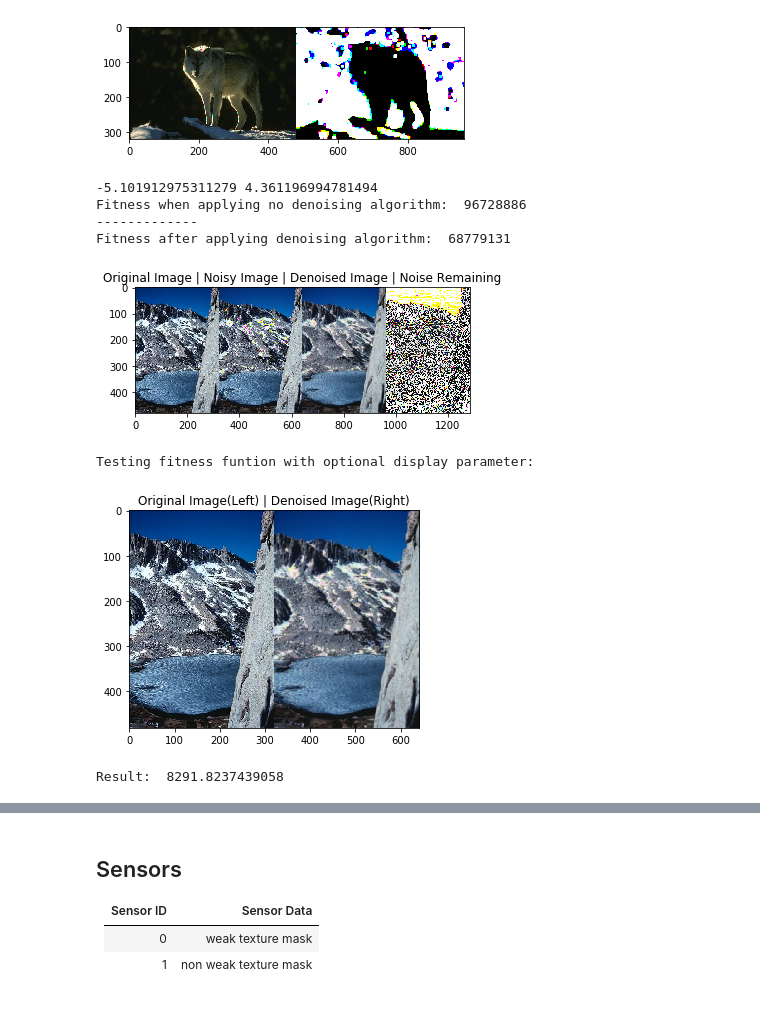
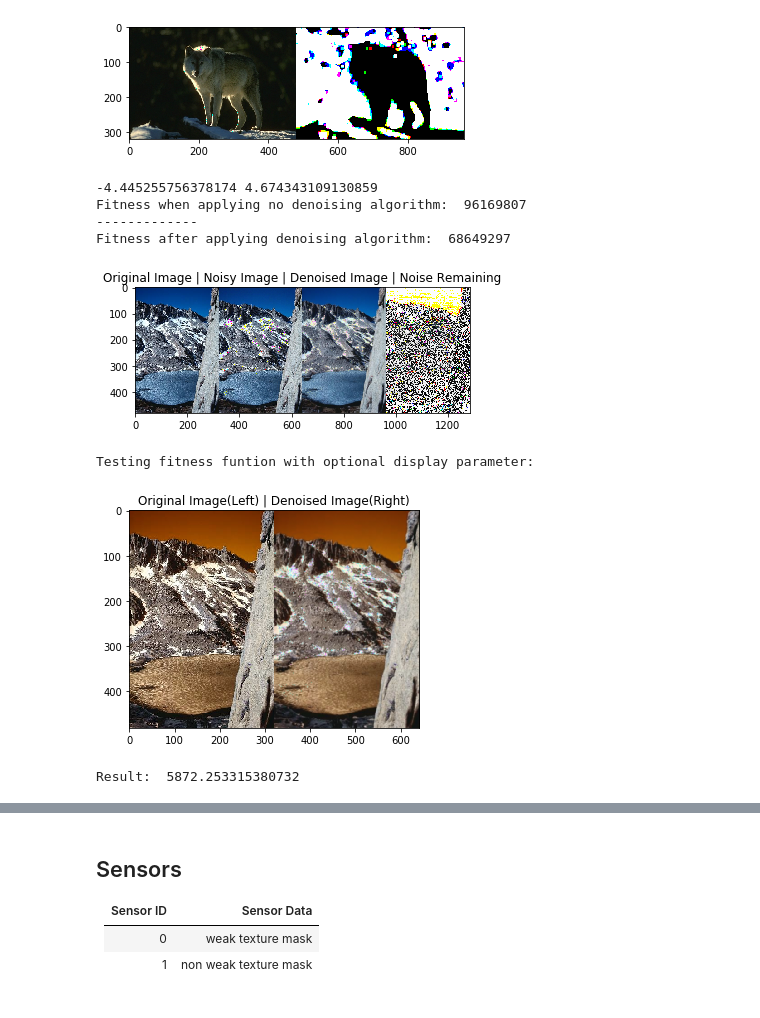
Before and after one commit to fortythreesam/FourthYearProject, a Jupyter notebook: Weak Texture Patches .ipynb, the cells around one changed output, grey strips where cells are left out. Drawn from its saved outputs; the diff is of its cells as text; code cells hidden in the pictures.

```diff
--- a/Weak Texture Patches .ipynb
+++ b/Weak Texture Patches .ipynb
@@ -213,48 +213,47 @@ def evaluate_fitness(denoised_image, original_image, display_images=False):
     if display_images:
 
         merged_images = numpy.hstack((original_image,denoised_image))
-        rgb_merged_images = cv.cvtColor(merged_images, cv.COLOR_BGR2RGB)
         plt.title("Original Image(Left) | Denoised Image(Right)")
-        plt.imshow(rgb_merged_images)
+        plt.imshow(merged_images)
         plt.show()
 
-    return math.sqrt(((numpy.absolute(original_image) - numpy.absolute(denoised_image))^2).sum())
+    return math.sqrt(((numpy.absolute(original_image) - numpy.absolute(denoised_image))**2).sum())
 
 fitness_test_image = cv.imread('images/167083.jpg')
 
 noisy_test_images = fitness_test_image.copy()
 
 noisy_test_images = add_gaussian_noise(noisy_test_images).astype(numpy.uint8)
 
 denoised_test_image = filters.gaussian(noisy_test_images,sigma=1)
 denoised_test_image *= 255
 denoised_test_image = denoised_test_image.astype(numpy.uint8)
 
 baseline = fitness_test_image - noisy_test_images
 
 test_fitness = fitness_test_image - denoised_test_image
 
 print("Fitness when applying no denoising algorithm: ",numpy.absolute(baseline).sum())
 print("-------------")
 print("Fitness after applying denoising algorithm: ", numpy.absolute(test_fitness).sum())
 
 all_images_merged = numpy.hstack((fitness_test_image,noisy_test_images,denoised_test_image,test_fitness))
 rgb_all_images = cv.cvtColor(all_images_merged, cv.COLOR_BGR2RGB)
 plt.imshow(rgb_all_images)
 plt.title("Original Image | Noisy Image | Denoised Image | Noise Remaining")
 plt.show()
 
 print("\nTesting fitness funtion with optional display parameter:")
 print("Result: ", evaluate_fitness(denoised_test_image, fitness_test_image, display_images=True))
 # %% [output]
--5.101912975311279 4.361196994781494
-Fitness when applying no denoising algorithm:  96728886
+-4.445255756378174 4.674343109130859
+Fitness when applying no denoising algorithm:  96169807
 -------------
-Fitness after applying denoising algorithm:  68779131
+Fitness after applying denoising algorithm:  68649297
-[figure, old version]
+[figure, new version]
 Testing fitness funtion with optional display parameter:
-[figure, old version]
+[figure, new version]
-Result:  8291.8237439058
+Result:  5872.253315380732
 # %%
 class ImageDataset:
 
```
Also changed, not shown: parts of 7 cells of this notebook.
